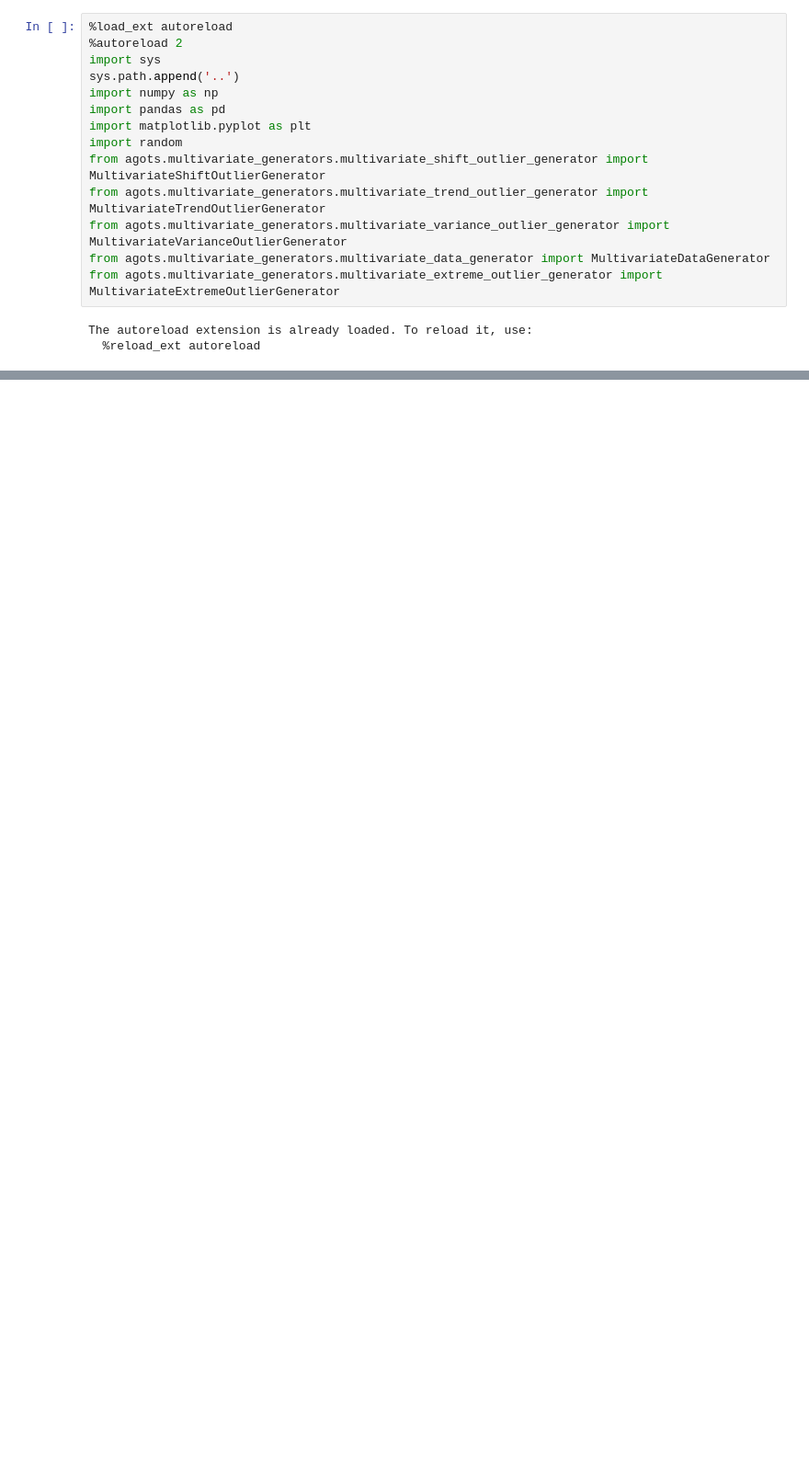
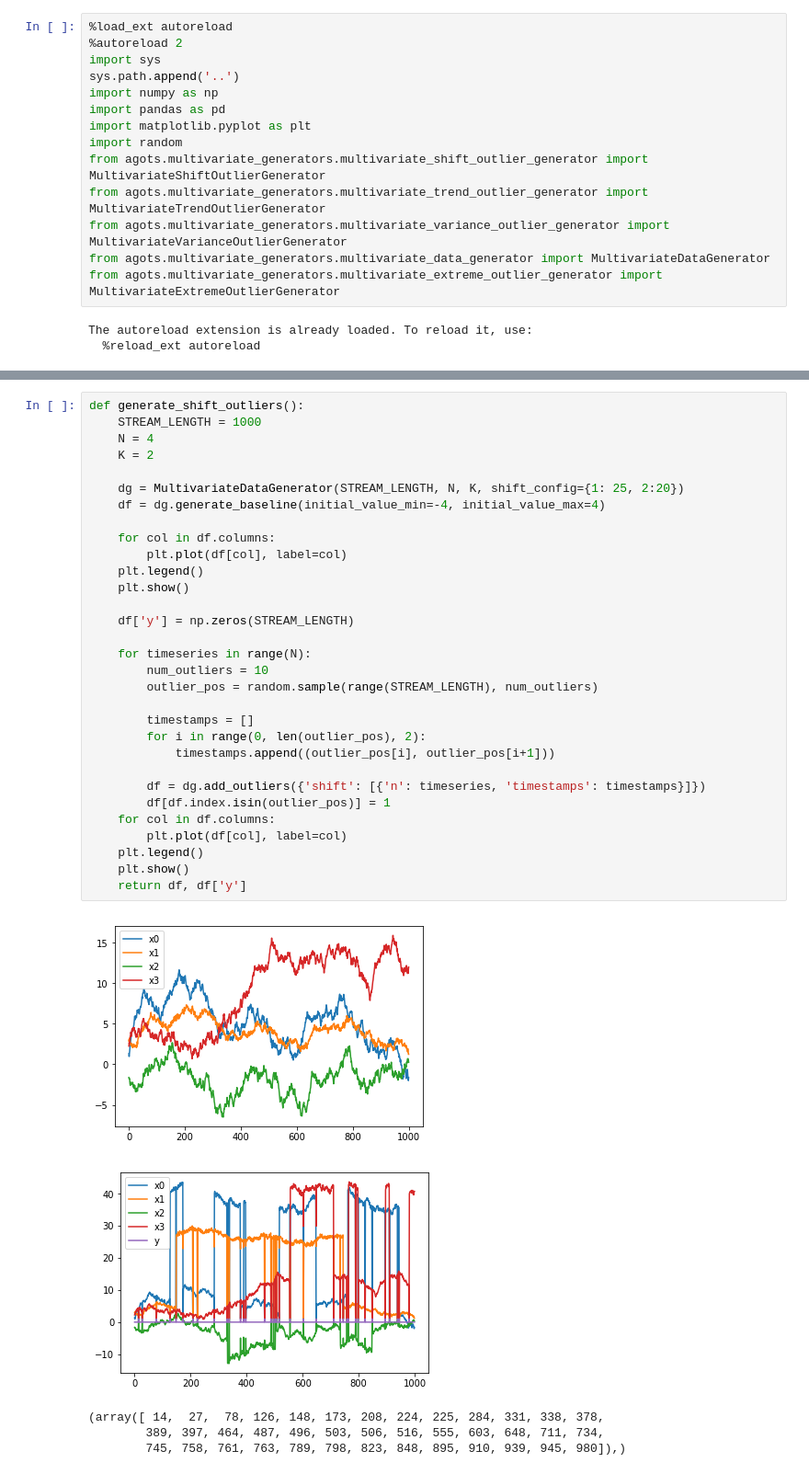
Before and after one commit to KDD-OpenSource/DeepADoTS, a Jupyter notebook: synthetic_data_generator.ipynb, the cells around one changed output, grey strips where cells are left out. Shown at 92% size. Cells and saved outputs as stored; diff of their text form; blank space fills up the shorter version.

```diff
--- a/synthetic_data_generator.ipynb
+++ b/synthetic_data_generator.ipynb
@@ -68,0 +71,37 @@ generate_extreme_outliers()
+# %%
+def generate_shift_outliers():
+    STREAM_LENGTH = 1000
+    N = 4
+    K = 2
+
+    dg = MultivariateDataGenerator(STREAM_LENGTH, N, K, shift_config={1: 25, 2:20})
+    df = dg.generate_baseline(initial_value_min=-4, initial_value_max=4)
+
+    for col in df.columns:
+        plt.plot(df[col], label=col)
+    plt.legend()
+    plt.show()
+
+    df['y'] = np.zeros(STREAM_LENGTH)
+
+    for timeseries in range(N):
+        num_outliers = 10
+        outlier_pos = random.sample(range(STREAM_LENGTH), num_outliers)
+
+        timestamps = []
+        for i in range(0, len(outlier_pos), 2):
+            timestamps.append((outlier_pos[i], outlier_pos[i+1]))
+
+        df = dg.add_outliers({'shift': [{'n': timeseries, 'timestamps': timestamps}]})
+        df[df.index.isin(outlier_pos)] = 1
+    for col in df.columns:
+        plt.plot(df[col], label=col)
+    plt.legend()
+    plt.show()
+    return df, df['y']
+# %% [output]
+[figure, added]
+[figure, added]
+(array([ 14,  27,  78, 126, 148, 173, 208, 224, 225, 284, 331, 338, 378,
+        389, 397, 464, 487, 496, 503, 506, 516, 555, 603, 648, 711, 734,
+        745, 758, 761, 763, 789, 798, 823, 848, 895, 910, 939, 945, 980]),)
```
Also changed, not shown: parts of 6 cells of this notebook, 1 other file.
